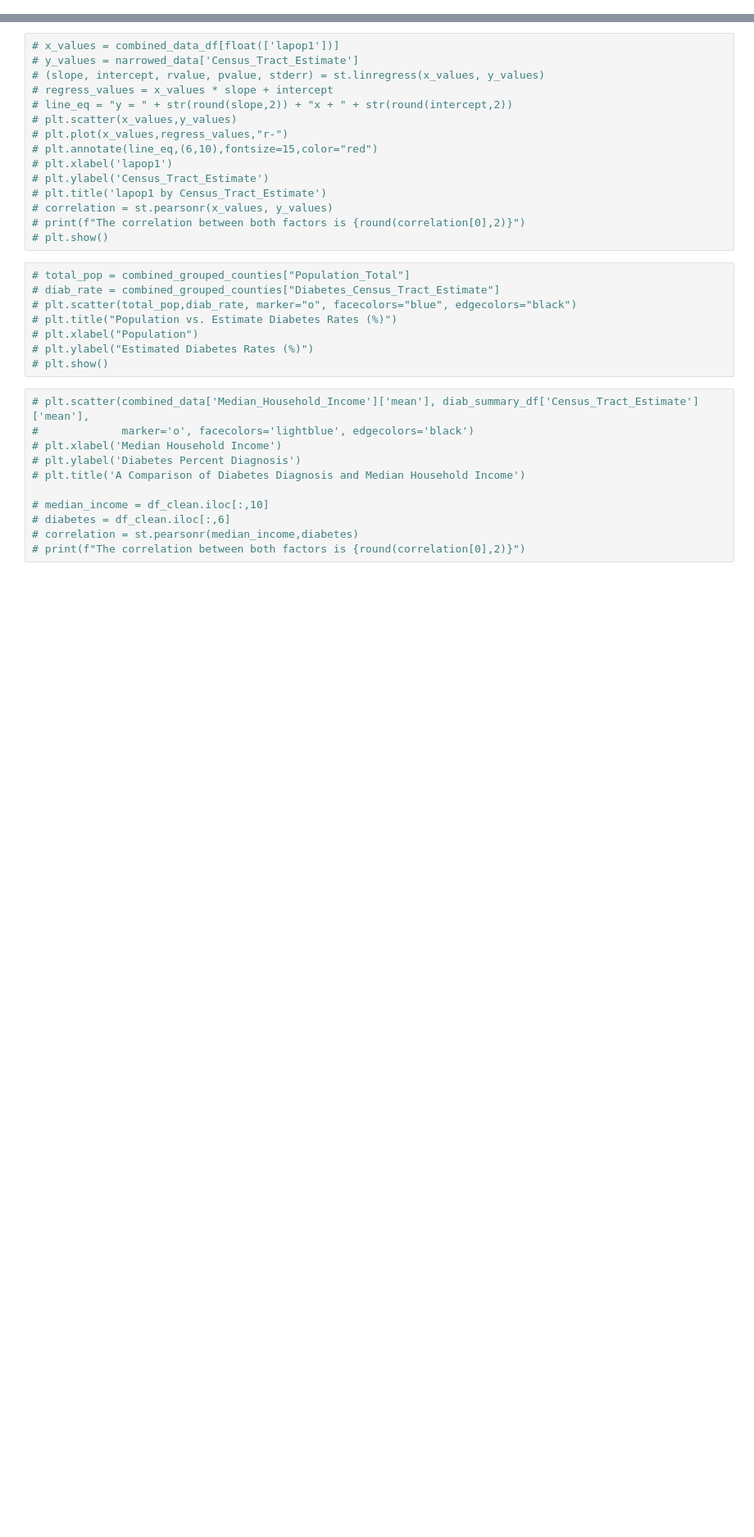
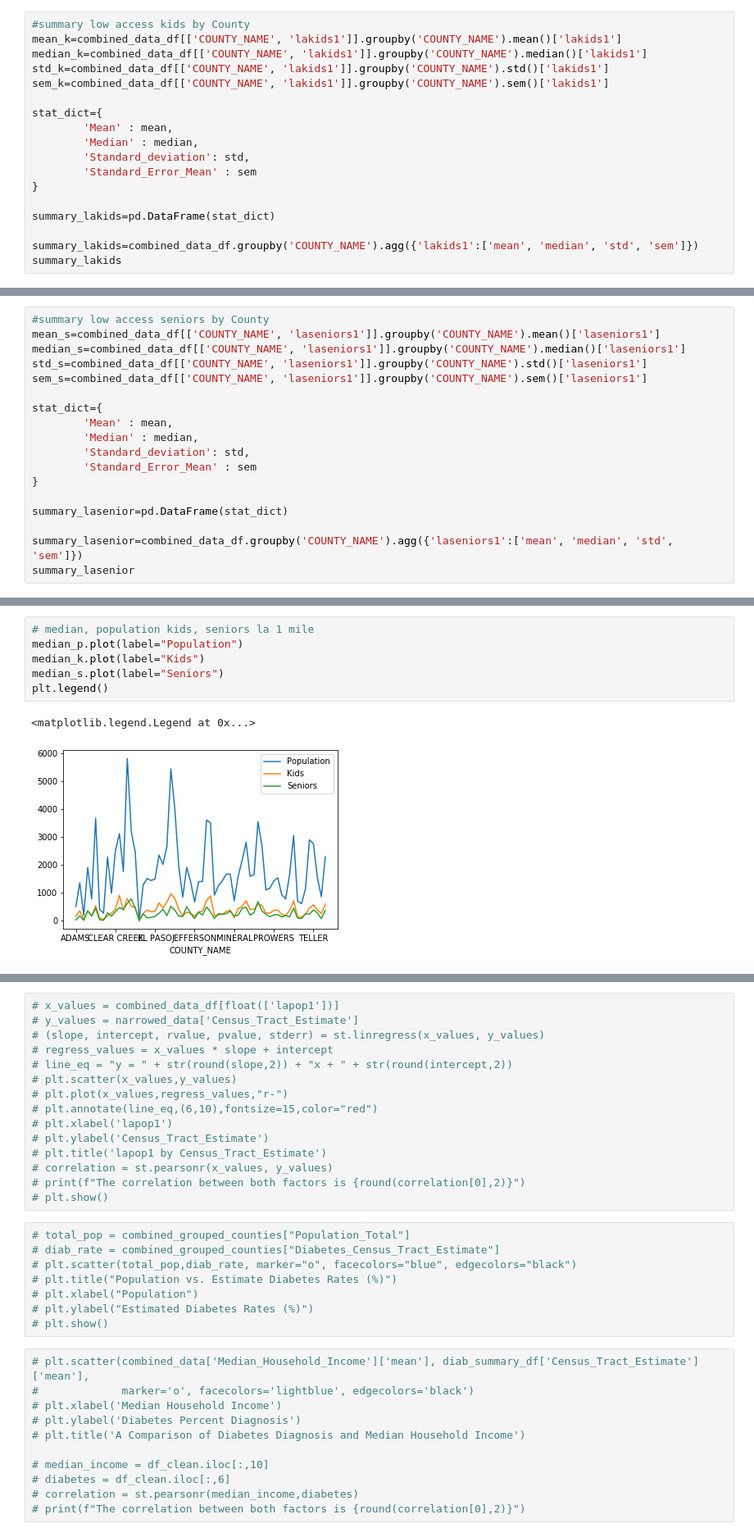
Before and after one commit to Ryan-Eberle/Diabetes-Demographics-in-Colorado, a Jupyter notebook: Diabetes_age_analysis.ipynb, the cells around one changed output, grey strips where cells are left out. Shown at 82% size. Saved outputs shown, nothing was run; the diff lists cells and outputs as text; blank space fills up the shorter version.

Commit message:
added some charts

```diff
--- a/Diabetes_age_analysis.ipynb
+++ b/Diabetes_age_analysis.ipynb
@@ -86,0 +72,18 @@ ValueError: If using all scalar values, you must pass an index
+# %%
+#summary low access kids by County
+mean_k=combined_data_df[['COUNTY_NAME', 'lakids1']].groupby('COUNTY_NAME').mean()['lakids1']
+median_k=combined_data_df[['COUNTY_NAME', 'lakids1']].groupby('COUNTY_NAME').median()['lakids1']
+std_k=combined_data_df[['COUNTY_NAME', 'lakids1']].groupby('COUNTY_NAME').std()['lakids1']
+sem_k=combined_data_df[['COUNTY_NAME', 'lakids1']].groupby('COUNTY_NAME').sem()['lakids1']
+
+stat_dict={
+        'Mean' : mean,
+        'Median' : median,
+        'Standard_deviation': std,
+        'Standard_Error_Mean' : sem
+}
+
+summary_lakids=pd.DataFrame(stat_dict)
+
+summary_lakids=combined_data_df.groupby('COUNTY_NAME').agg({'lakids1':['mean', 'median', 'std', 'sem']})
+summary_lakids
@@ -86,0 +106,18 @@ ValueError: If using all scalar values, you must pass an index
+# %%
+#summary low access seniors by County
+mean_s=combined_data_df[['COUNTY_NAME', 'laseniors1']].groupby('COUNTY_NAME').mean()['laseniors1']
+median_s=combined_data_df[['COUNTY_NAME', 'laseniors1']].groupby('COUNTY_NAME').median()['laseniors1']
+std_s=combined_data_df[['COUNTY_NAME', 'laseniors1']].groupby('COUNTY_NAME').std()['laseniors1']
+sem_s=combined_data_df[['COUNTY_NAME', 'laseniors1']].groupby('COUNTY_NAME').sem()['laseniors1']
+
+stat_dict={
+        'Mean' : mean,
+        'Median' : median,
+        'Standard_deviation': std,
+        'Standard_Error_Mean' : sem
+}
+
+summary_lasenior=pd.DataFrame(stat_dict)
+
+summary_lasenior=combined_data_df.groupby('COUNTY_NAME').agg({'laseniors1':['mean', 'median', 'std', 'sem']})
+summary_lasenior
@@ -86,0 +140,9 @@ ValueError: If using all scalar values, you must pass an index
+# %%
+# median, population kids, seniors la 1 mile
+median_p.plot(label="Population")
+median_k.plot(label="Kids")
+median_s.plot(label="Seniors")
+plt.legend()
+# %% [output]
+<matplotlib.legend.Legend at 0x...>
+[figure, added]
```
Also changed, not shown: parts of 16 cells of this notebook, 1 other file.
